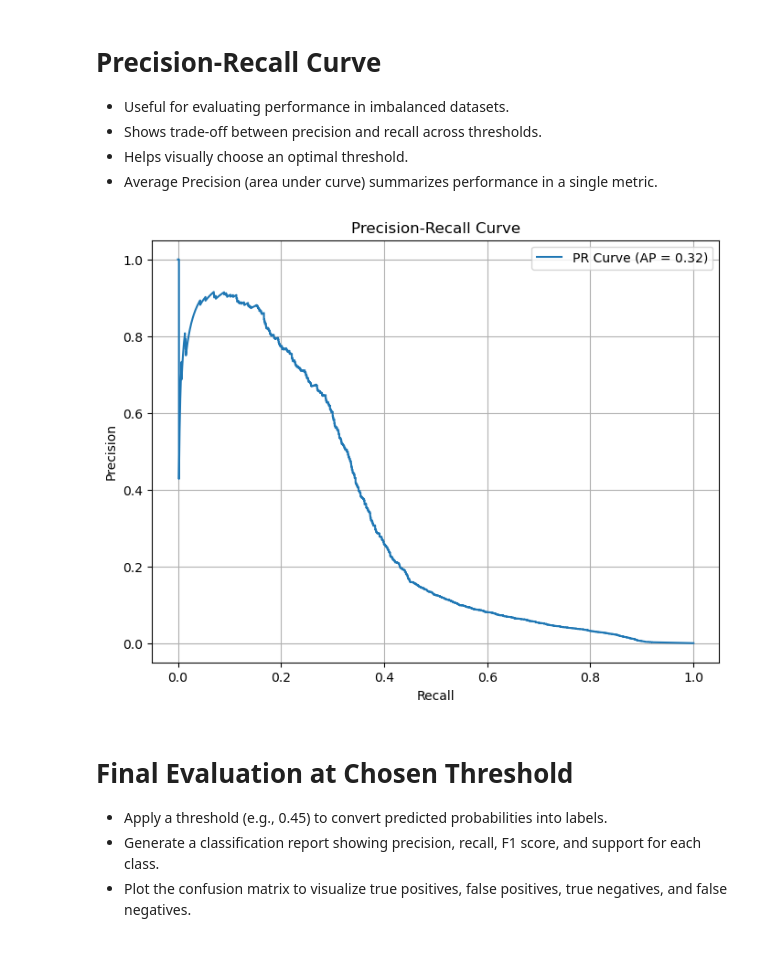
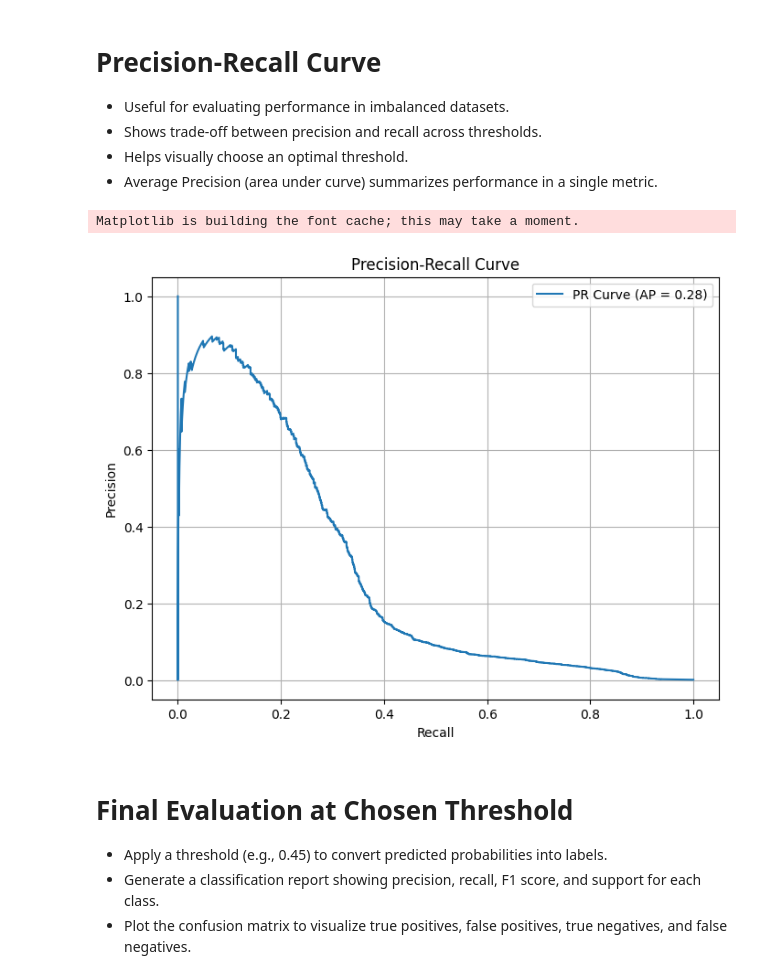
Before and after one commit to Jbeardsley8/aml-random-forest, a Jupyter notebook: random_forest.ipynb, the cells around one changed output. Drawn from its saved outputs; the diff is of its cells as text; code cells hidden in the pictures; blank space fills up the shorter version.

Commit message:
Adjusted the script to address memory leakage and redundant code

```diff
--- a/random_forest.ipynb
+++ b/random_forest.ipynb
@@ -112,3 +82,30 @@ X_train, X_test, y_train, y_test = train_test_split(X,y, test_size=0.3, random_s
+# %%
+from sklearn.model_selection import train_test_split
+
+# Split on indices to prevent leakage
+y = df['is_laundering']
+train_idx, test_idx = train_test_split(df.index, test_size=0.3, random_state=42, stratify=y)
+
+train_df = df.loc[train_idx]
+
+# Compute behavioral aggregates on train set
+account_tx_count  = train_df['account'].value_counts().to_dict()
+receiver_tx_count = train_df['account.1'].value_counts().to_dict()
+
+df['account_tx_count'] = df['account'].map(account_tx_count).fillna(0)
+df['receiver_tx_count'] = df['account.1'].map(receiver_tx_count).fillna(0)
+
+freq_df  = train_df.groupby(['account', 'tx_date']).size().reset_index(name='tx_count_per_day')
+avg_freq = freq_df.groupby('account')['tx_count_per_day'].mean().to_dict()
+df['avg_daily_tx'] = df['account'].map(avg_freq).fillna(0)
+
+
+X = df.drop(columns=['timestamp', 'is_laundering', 'account', 'account.1', 'tx_date'])
+
+X_train = X.loc[train_idx]
+X_test  = X.loc[test_idx]
+y_train = y.loc[train_idx]
+y_test  = y.loc[test_idx]
 # %% [markdown]
 # Model Pipeline and Hyperparameter Tuning
 - Import necessary frameworks.
@@ -246,25 +243,26 @@ for t in thresholds:
 # %%
 from sklearn.metrics import precision_recall_curve, average_precision_score
 import matplotlib.pyplot as plt
 
 # Predict probabilities for positive class
-y_scores = search.predict_proba(X_test)[:, 1]  # or use your search model
+y_scores = y_scores_search
 
 # Compute precision-recall pairs for thresholds
 precision, recall, thresholds = precision_recall_curve(y_test, y_scores)
 
 avg_prec = average_precision_score(y_test, y_scores)
 
 plt.figure(figsize=(8, 6))
 plt.plot(recall, precision, label=f'PR Curve (AP = {avg_prec:.2f})')
 plt.xlabel('Recall')
 plt.ylabel('Precision')
 plt.title('Precision-Recall Curve')
 plt.legend()
 plt.grid(True)
 plt.show()
 # %% [output]
+Matplotlib is building the font cache; this may take a moment.
-[figure, old version]
+[figure, new version]
 # %% [markdown]
 # Final Evaluation at Chosen Threshold
 
```
Also changed, not shown: parts of 14 cells of this notebook.
